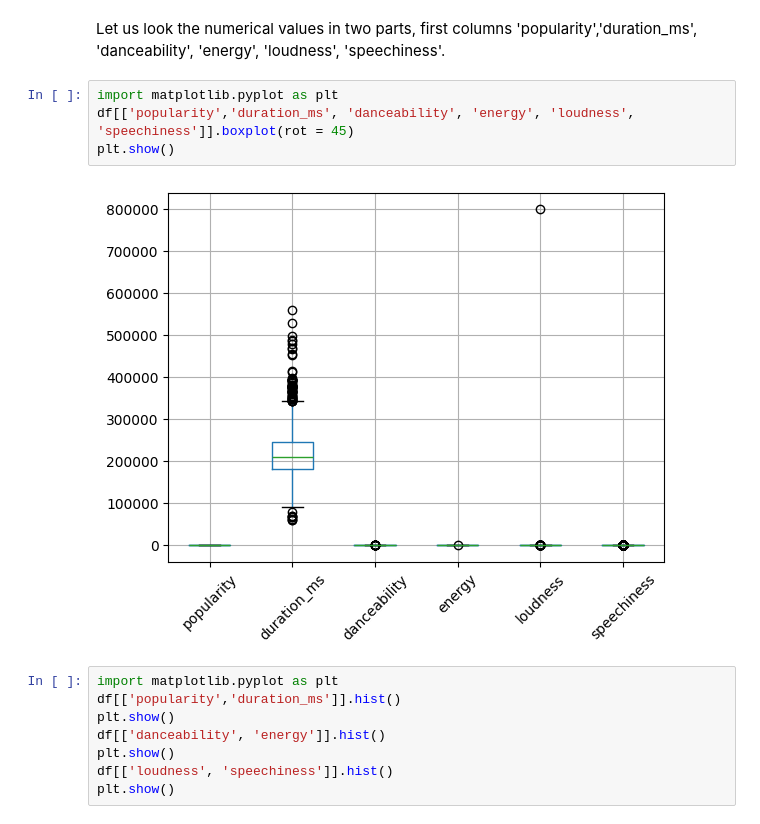
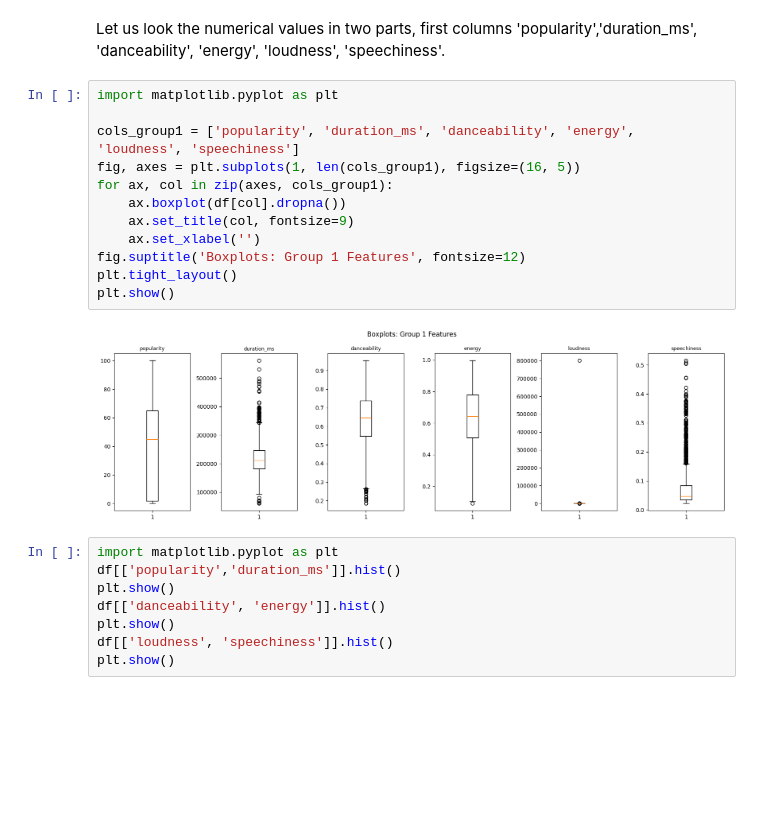
Before and after one commit to SamuelHellqvist/CS4168-DATA-MINING-UL----Project, a Jupyter notebook: EDA_notebook.ipynb, the cells around one changed output. Cells and saved outputs as stored; diff of their text form; blank space fills up the shorter version.

```diff
--- a/EDA_notebook.ipynb
+++ b/EDA_notebook.ipynb
@@ -122,10 +138,18 @@ df_nans
 Let us look the numerical values in two parts, first columns 'popularity','duration_ms', 'danceability', 'energy', 'loudness', 'speechiness'.
 # %%
 import matplotlib.pyplot as plt
-df[['popularity','duration_ms', 'danceability', 'energy', 'loudness', 'speechiness']].boxplot(rot = 45)
+
+cols_group1 = ['popularity', 'duration_ms', 'danceability', 'energy', 'loudness', 'speechiness']
+fig, axes = plt.subplots(1, len(cols_group1), figsize=(16, 5))
+for ax, col in zip(axes, cols_group1):
+    ax.boxplot(df[col].dropna())
+    ax.set_title(col, fontsize=9)
+    ax.set_xlabel('')
+fig.suptitle('Boxplots: Group 1 Features', fontsize=12)
+plt.tight_layout()
 plt.show()
 # %% [output]
-[figure, old version]
+[figure, new version]
 # %%
 import matplotlib.pyplot as plt
 df[['popularity','duration_ms']].hist()
```
Also changed, not shown: parts of 6 cells of this notebook.
